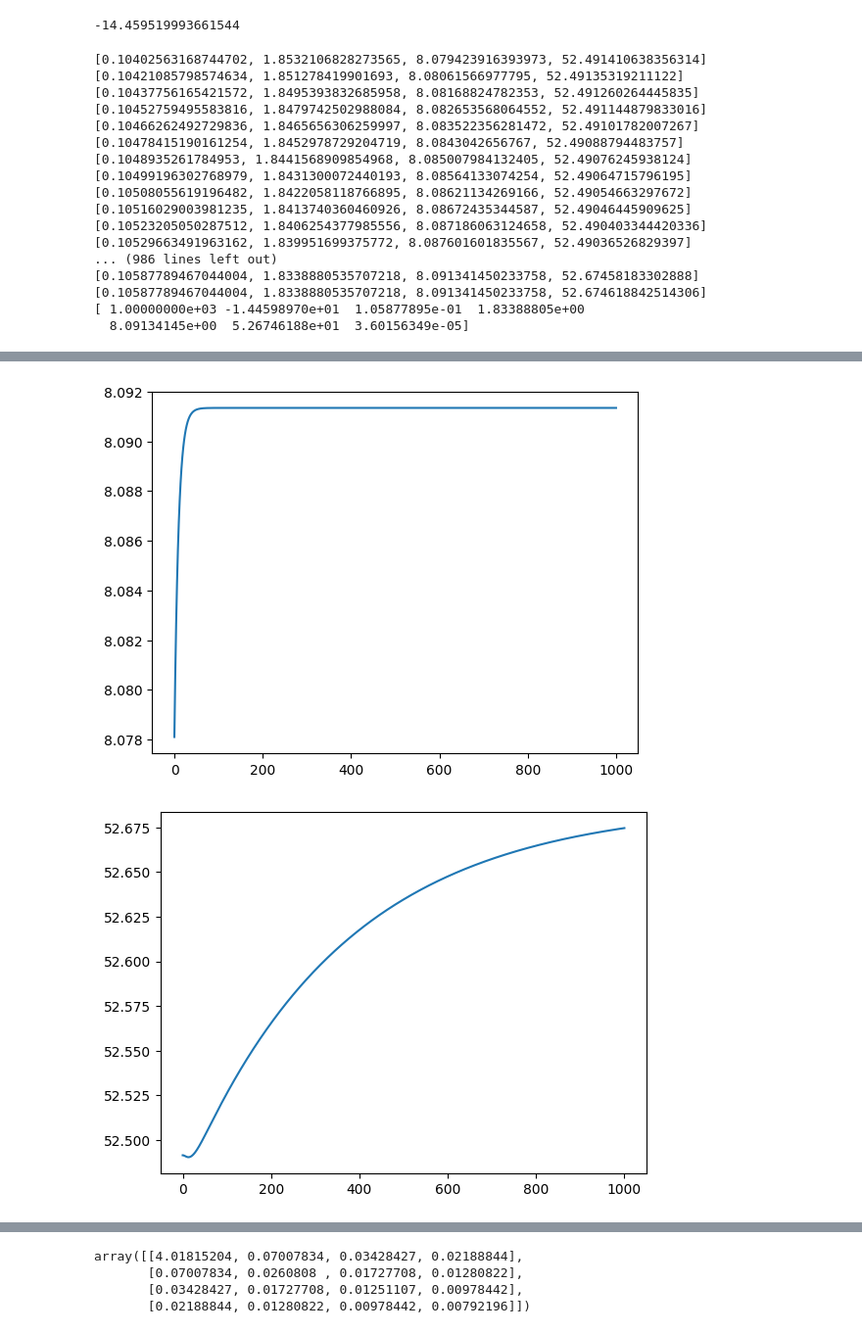
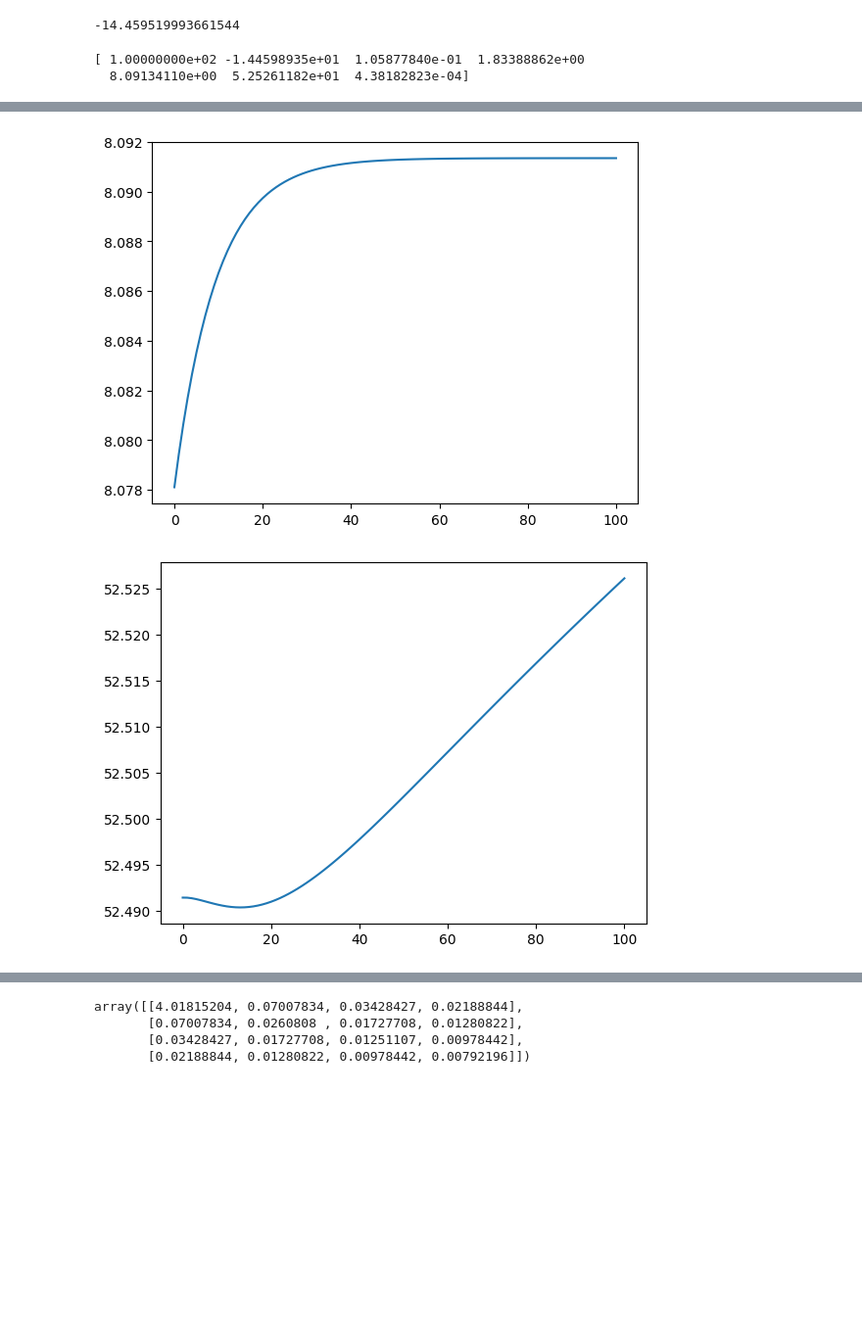
Before and after one commit to Blu3P34/Computational-Physics, a Jupyter notebook: The Hartree-Fock method/Be - 4 basis.ipynb, the cells around one changed output, grey strips where cells are left out. Shown at 98% size. Cells and saved outputs as stored; diff of their text form; code cells hidden in the pictures; blank space fills up the shorter version.

```diff
--- a/The Hartree-Fock method/Be - 4 basis.ipynb
+++ b/The Hartree-Fock method/Be - 4 basis.ipynb
@@ -117,9 +117,9 @@ def SCF(a0,a1,a2,a3) :
     C1 = np.array([1,1,1,1])
     C2 = np.array([1,1,1,1])
     for ele in range(n) :
-        total_energy = Helium(a0,a1,a2,a3,C1,C2)[1]
-        C1 = Helium(a0,a1,a2,a3,C1,C2)[0][0,:]
-        C2 = Helium(a0,a1,a2,a3,C1,C2)[0][1,:]
+        total_energy = Be(a0,a1,a2,a3,C1,C2)[1]
+        C1 = Be(a0,a1,a2,a3,C1,C2)[0][0,:]
+        C2 = Be(a0,a1,a2,a3,C1,C2)[0][1,:]
         #print(total_energy)
     return total_energy
 
@@ -146,26 +146,11 @@ def MGD(a0,a1,a2,a3,step_size,limit) :
 
     return data
 # %%
-test = MGD(0.10381982468933668, 1.8553576416336492,8.07809974596733,52.49141697868902,0.1,1000)
+test = MGD(0.10381982468933668, 1.8553576416336492,8.07809974596733,52.49141697868902,0.1,100)
 for ele in range(1,7) :
     plt.figure(ele)
     plt.plot(test[0,:],test[ele,:])
 print(test[:,-1])
 # %% [output]
-[0.10402563168744702, 1.8532106828273565, 8.079423916393973, 52.491410638356314]
-[0.10421085798574634, 1.851278419901693, 8.08061566977795, 52.49135319211122]
-[0.10437756165421572, 1.8495393832685958, 8.08168824782353, 52.491260264445835]
-[0.10452759495583816, 1.8479742502988084, 8.082653568064552, 52.491144879833016]
-[0.10466262492729836, 1.8465656306259997, 8.083522356281472, 52.49101782007267]
-[0.10478415190161254, 1.8452978729204719, 8.0843042656767, 52.49088794483757]
-[0.1048935261784953, 1.8441568909854968, 8.085007984132405, 52.49076245938124]
-[0.10499196302768979, 1.8431300072440193, 8.08564133074254, 52.49064715796195]
-[0.10508055619196482, 1.8422058118766895, 8.08621134269166, 52.49054663297672]
-[0.10516029003981235, 1.8413740360460926, 8.08672435344587, 52.49046445909625]
-[0.10523205050287512, 1.8406254377985556, 8.087186063124658, 52.490403344420336]
-[0.10529663491963162, 1.839951699375772, 8.087601601835567, 52.49036526829397]
-... (986 lines left out)
-[0.10587789467044004, 1.8338880535707218, 8.091341450233758, 52.67458183302888]
-[0.10587789467044004, 1.8338880535707218, 8.091341450233758, 52.674618842514306]
-[ 1.00000000e+03 -1.44598970e+01  1.05877895e-01  1.83388805e+00
-  8.09134145e+00  5.26746188e+01  3.60156349e-05]
+[ 1.00000000e+02 -1.44598935e+01  1.05877840e-01  1.83388862e+00
+  8.09134110e+00  5.25261182e+01  4.38182823e-04]
@@ -175,2 +160,2 @@ print(test[:,-1])
-[figure, old version]
+[figure, new version]
-[figure, old version]
+[figure, new version]
```
Also changed, not shown: parts of 2 cells of this notebook, 1 other file.
